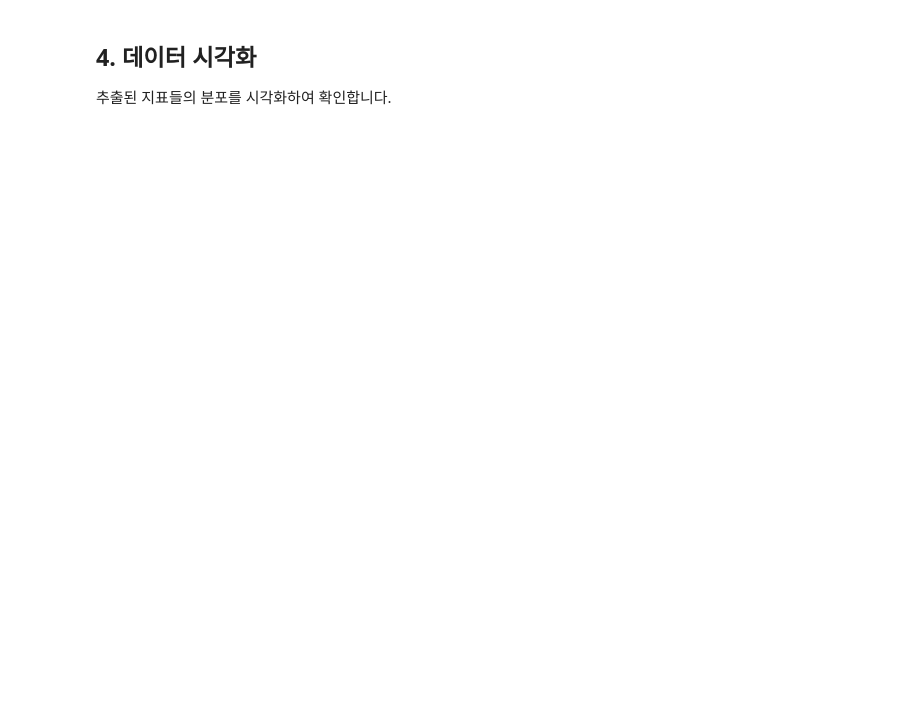
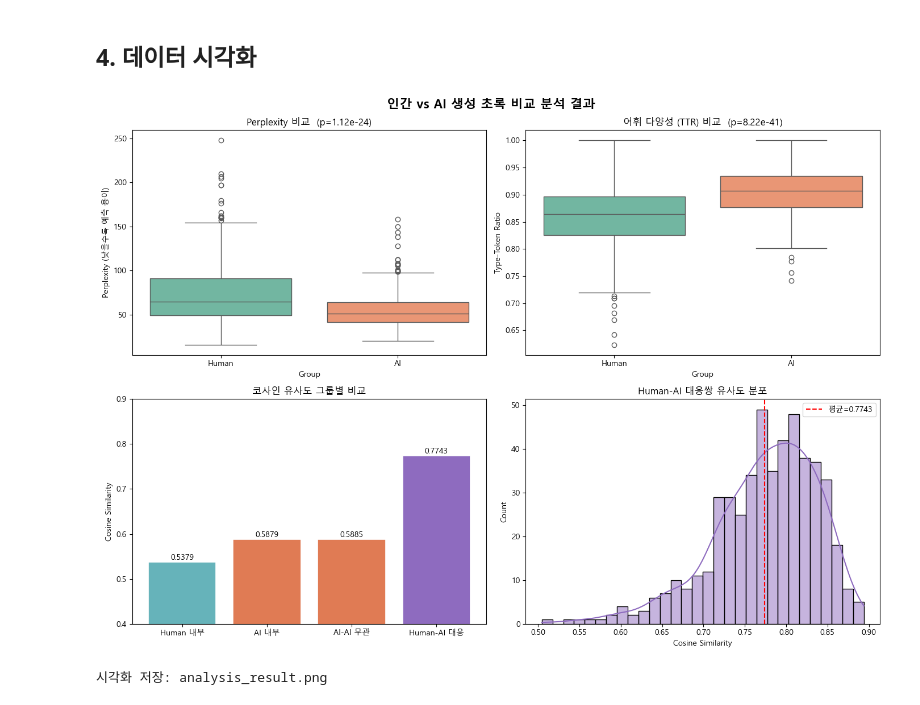
Before and after one commit to nuclyee72/ML_Team_Project_AbstractComp, a Jupyter notebook: data_analysis.ipynb, the cells around one changed output. Cells and saved outputs as stored; diff of their text form; code cells hidden in the pictures; blank space fills up the shorter version.

Commit message:
feat: add full data analysis notebooks, visualization plots, and results report (Korean & English)

```diff
--- a/data_analysis.ipynb
+++ b/data_analysis.ipynb
@@ -41,0 +34,16 @@ print(f"결측치 제거 후 데이터 개수: {len(df)}")
+# %%
+# 사전 계산 결과 로드
+df = pd.read_csv('dbpia_with_ppl_sim.csv')
+
+# TTR 컬럼 없으면 계산
+if 'ttr_human' not in df.columns:
+    def calc_ttr(text):
+        if not isinstance(text, str): return np.nan
+        tokens = text.split()
+        return len(set(tokens)) / len(tokens) if tokens else 0
+    df['ttr_human'] = df['abstract'].apply(calc_ttr)
+    df['ttr_ai']    = df['fake_abstract'].apply(calc_ttr)
+
+display(df[['ID','title','ppl_human','ppl_ai','ttr_human','ttr_ai','sim_human_ai']].head())
+print(f"총 데이터 수: {len(df)}개")
+print(f"컬럼: {df.columns.tolist()}")
@@ -139,3 +245,2 @@ else:
 # %% [markdown]
 ## 4. 데이터 시각화
-추출된 지표들의 분포를 시각화하여 확인합니다.
@@ -154,0 +247,50 @@ plt.show()
+# %%
+fig, axes = plt.subplots(2, 2, figsize=(14, 10))
+fig.suptitle('인간 vs AI 생성 초록 비교 분석 결과', fontsize=16, fontweight='bold')
+
+# 1. PPL Boxplot
+ppl_data = pd.DataFrame({
+    'Perplexity': pd.concat([df['ppl_human'], df['ppl_ai']], ignore_index=True),
+    'Group': ['Human']*len(df) + ['AI']*len(df)
+})
+sns.boxplot(x='Group', y='Perplexity', data=ppl_data, palette='Set2', ax=axes[0,0])
+axes[0,0].set_title(f'Perplexity 비교  (p=1.12e-24)')
+axes[0,0].set_ylabel('Perplexity (낮을수록 예측 용이)')
+
+# 2. TTR Boxplot
+ttr_data = pd.DataFrame({
+    'TTR': pd.concat([df['ttr_human'], df['ttr_ai']], ignore_index=True),
+    'Group': ['Human']*len(df) + ['AI']*len(df)
+})
+sns.boxplot(x='Group', y='TTR', data=ttr_data, palette='Set2', ax=axes[0,1])
+axes[0,1].set_title('어휘 다양성 (TTR) 비교  (p=8.22e-41)')
+axes[0,1].set_ylabel('Type-Token Ratio')
+
+# 3. 그룹 내 유사도 (요약 막대)
+groups = ['Human 내부', 'AI 내부', 'AI-AI 무관', 'Human-AI 대응']
+means  = [0.5379, 0.5879, 0.5885, df['sim_human_ai'].mean()]
+colors = ['#66b3ba', '#e07b54', '#e07b54', '#8e6bbf']
+bars = axes[1,0].bar(groups, means, color=colors, edgecolor='white', linewidth=1.2)
+axes[1,0].set_title('코사인 유사도 그룹별 비교')
+axes[1,0].set_ylabel('Cosine Similarity')
+axes[1,0].set_ylim(0.4, 0.9)
+for bar, val in zip(bars, means):
+    axes[1,0].text(bar.get_x()+bar.get_width()/2, bar.get_height()+0.005,
+                   f'{val:.4f}', ha='center', fontsize=10)
+
+# 4. Human-AI 대응 유사도 분포
+sns.histplot(df['sim_human_ai'].dropna(), bins=30, kde=True,
+             color='#8e6bbf', ax=axes[1,1])
+axes[1,1].axvline(df['sim_human_ai'].mean(), color='red', linestyle='--',
+                  label=f"평균={df['sim_human_ai'].mean():.4f}")
+axes[1,1].set_title('Human-AI 대응쌍 유사도 분포')
+axes[1,1].set_xlabel('Cosine Similarity')
+axes[1,1].legend()
+
+plt.tight_layout()
+plt.savefig('analysis_result.png', dpi=150, bbox_inches='tight')
+plt.show()
+print("시각화 저장: analysis_result.png")
+# %% [output]
+[figure, added]
+시각화 저장: analysis_result.png
```
Also changed, not shown: parts of 20 cells of this notebook, 6 other files.
